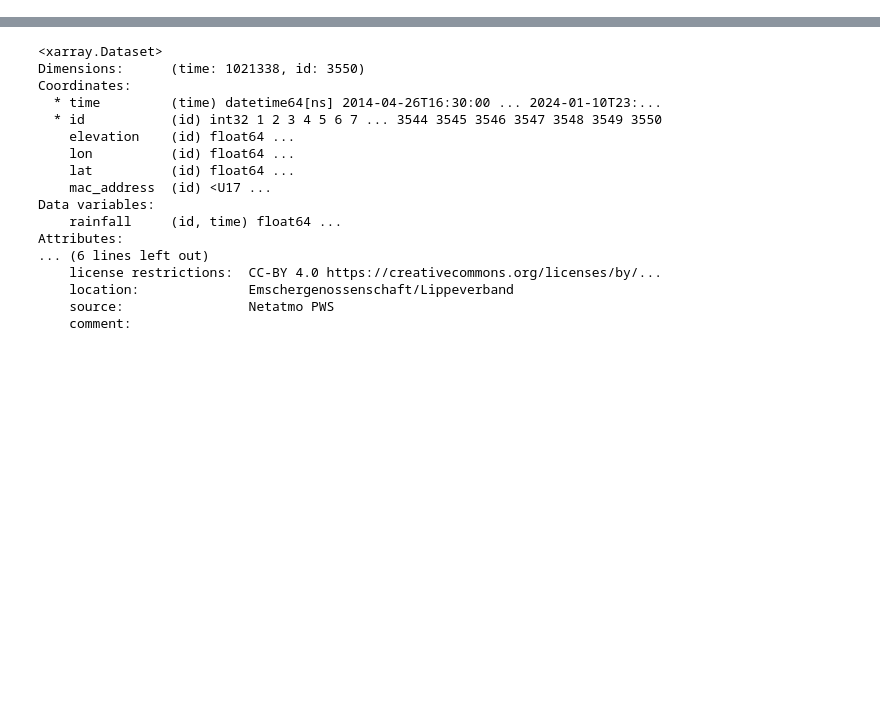
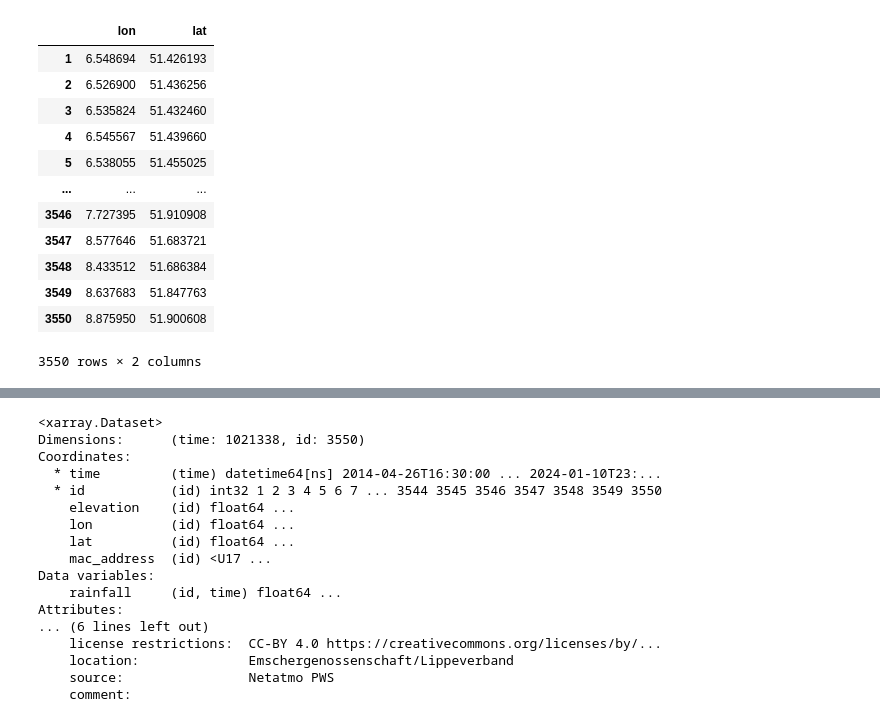
Before and after one commit to Nicholas202024/Hiwi_Code, a Jupyter notebook: erste_analyse_emscher.ipynb, the cells around one changed output, grey strips where cells are left out. Cells and saved outputs as stored; diff of their text form; code cells hidden in the pictures; blank space fills up the shorter version.

```diff
--- a/erste_analyse_emscher.ipynb
+++ b/erste_analyse_emscher.ipynb
@@ -30,0 +33,2 @@ df_emscher = pd.DataFrame(data=ds_emscher.rainfall.sel(id=slice(1, 10)).values.T
+# %%
+df_coordinaten_emscher = pd.DataFrame(data=(ds_emscher.lon.values, ds_emscher.lat.values), index=['lon', 'lat'], columns=ds_emscher.id.values).T
@@ -31,3 +43,19 @@ df_emscher = pd.DataFrame(data=ds_emscher.rainfall.sel(id=slice(1, 10)).values.T
+# %%
+df_coordinaten_emscher
+# %% [output]
+|  | lon | lat |
+| 1 | 6.548694 | 51.426193 |
+| 2 | 6.526900 | 51.436256 |
+| 3 | 6.535824 | 51.432460 |
+| 4 | 6.545567 | 51.439660 |
+| 5 | 6.538055 | 51.455025 |
+| ... | ... | ... |
+| 3546 | 7.727395 | 51.910908 |
+| 3547 | 8.577646 | 51.683721 |
+| 3548 | 8.433512 | 51.686384 |
+| 3549 | 8.637683 | 51.847763 |
+| 3550 | 8.875950 | 51.900608 |
+3550 rows × 2 columns
 # %%
 df_emscher
 # %% [output]
```
Also changed, not shown: parts of 17 cells of this notebook, 2 other files.
